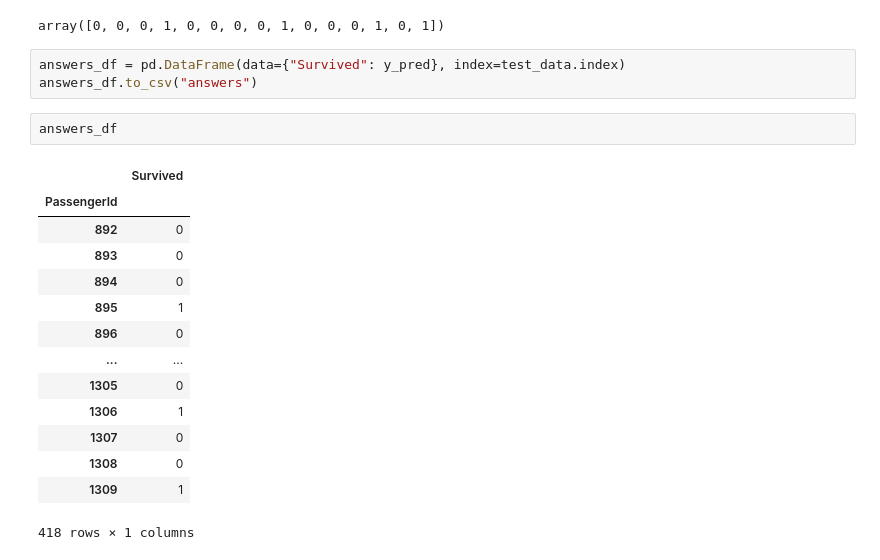
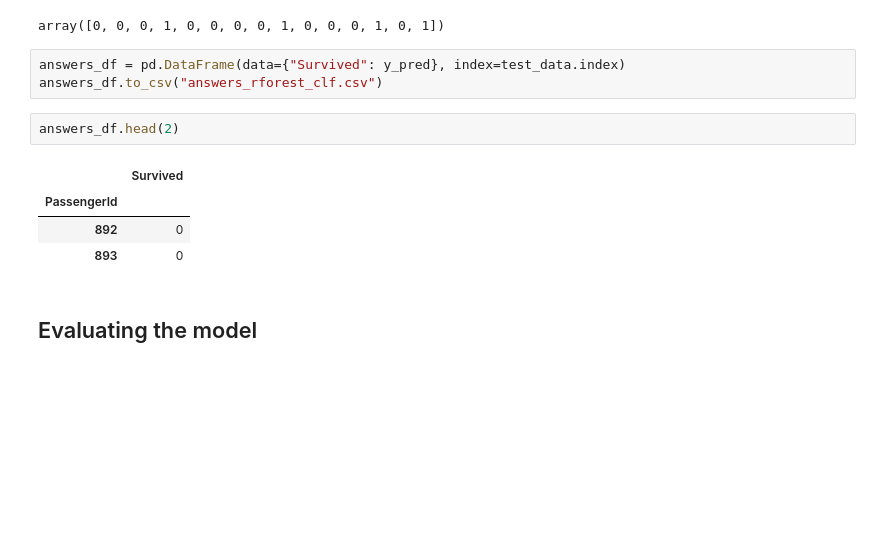
Before and after one commit to lupiel/kaggle-titanic-ml, a Jupyter notebook: ml-notebook.ipynb, the cells around one changed output. Drawn from its saved outputs; the diff is of its cells as text; blank space fills up the shorter version.

```diff
--- a/ml-notebook.ipynb
+++ b/ml-notebook.ipynb
@@ -308,21 +185,13 @@ y_pred[:15]
 array([0, 0, 0, 1, 0, 0, 0, 0, 1, 0, 0, 0, 1, 0, 1])
 # %%
 answers_df = pd.DataFrame(data={"Survived": y_pred}, index=test_data.index)
-answers_df.to_csv("answers")
+answers_df.to_csv("answers_rforest_clf.csv")
 # %%
-answers_df
+answers_df.head(2)
 # %% [output]
 |  | Survived |
 | PassengerId |  |
 | 892 | 0 |
 | 893 | 0 |
-| 894 | 0 |
-| 895 | 1 |
-| 896 | 0 |
-| ... | ... |
-| 1305 | 0 |
-| 1306 | 1 |
-| 1307 | 0 |
-| 1308 | 0 |
-| 1309 | 1 |
-418 rows × 1 columns
+# %% [markdown]
+## Evaluating the model
```
Also changed, not shown: parts of 14 cells of this notebook.
